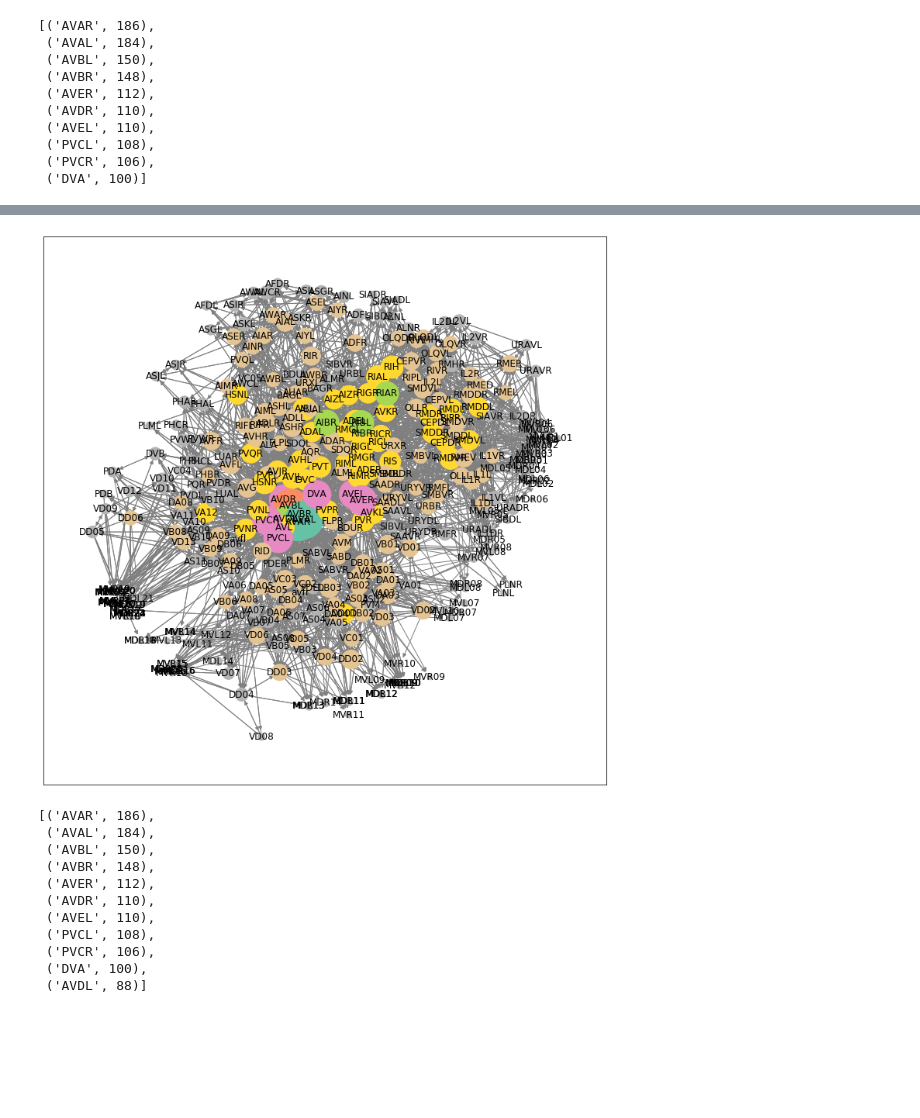
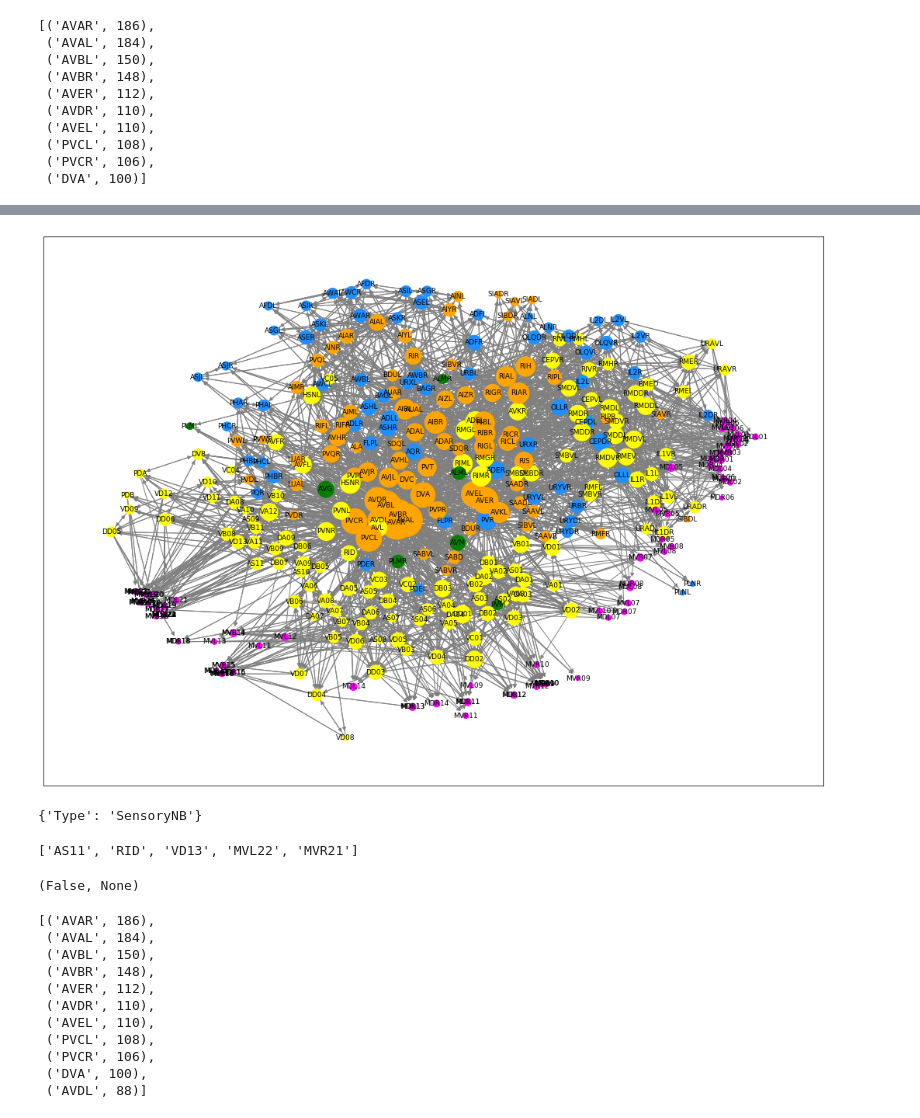
Before and after one commit to oercompbiomed/CBM101, a Jupyter notebook: D_Network_analysis/4_Connectome_C_elegans.ipynb, the cells around one changed output, grey strips where cells are left out. Cells and saved outputs as stored; diff of their text form; code cells hidden in the pictures; blank space fills up the shorter version.

Commit message:
assigned neuronal classes, improved visualization

```diff
--- a/D_Network_analysis/4_Connectome_C_elegans.ipynb
+++ b/D_Network_analysis/4_Connectome_C_elegans.ipynb
@@ -404,0 +444,9 @@ nx.draw_networkx_nodes(G, pos, node_size=node_degrees*13)
+# %%
+lmks=landmark.iloc[:,[0,1]]
+#lmks.str.replace('SensoryNB', 'Sensory')
+print(lmks.Landmark.unique())
+
+# hacky
+lmks.replace('^M', np.nan,regex=True, inplace=True)
+lmks.fillna('Motor', inplace=True)
+lmks.Landmark.unique()
@@ -404,0 +467,25 @@ nx.draw_networkx_nodes(G, pos, node_size=node_degrees*13)
+# %%
+mapping = dict(lmks.iloc[:,[0,1]].values)
+
+# set node attributes
+dummy = {k:v for k,v in zip(G.nodes, np.repeat('Unknown', G.number_of_nodes()))}
+nx.set_node_attributes(G, dummy, 'Type')
+nx.set_node_attributes(G, mapping, 'Type')
+
+# color the muscle cells themselves
+mapping = {k:'Muscle' for k in G.nodes if k.startswith('M')}
+nx.set_node_attributes(G, mapping, 'Type')
+
+[G.nodes[node] for node in G.nodes]
+
+
+colors = nx.get_node_attributes(G, 'Type')
+# set some colors
+cattocol = {'Unknown':'orange',
+            'Sensory':'dodgerblue',
+            'SensoryNB':'green',
+            'Motor':'yellow',
+            'Muscle':'fuchsia'}
+
+for k,v in colors.items():
+    colors[k] = cattocol[v]
@@ -405,19 +501,35 @@ nx.draw_networkx_nodes(G, pos, node_size=node_degrees*13)
 # %%
-figsize = (13,13)
+# %load solutions/...
+
+figsize = (18,13)
 plt.figure(figsize=figsize)
 
 pos = nx.kamada_kawai_layout(G)
 
-nx.draw_networkx_nodes(G, pos, node_color=-node_degrees,
-                       node_size=node_degrees*10, cmap=cm.Set2)
+
+nx.draw_networkx_nodes(G, pos, node_color=colors.values(),
+                       node_size=node_degrees*10)
 
 nx.draw_networkx_edges(G, pos, edge_color='gray')
 
 nx.draw_networkx_labels(G, pos, font_size=9)
 
 plt.show()
 # %% [output]
-[figure, old version]
+[figure, new version]
+# %%
+G.nodes['AVM']
+# %% [output]
+{'Type': 'SensoryNB'}
+# %%
+G.nodes['PDB']
+list(G.neighbors('PDB'))
+# %% [output]
+['AS11', 'RID', 'VD13', 'MVL22', 'MVR21']
+# %%
+nx.planarity.check_planarity(G)
+# %% [output]
+(False, None)
 # %%
 deg[:11]
 # %% [output]
```
Also changed, not shown: parts of 60 cells of this notebook.
